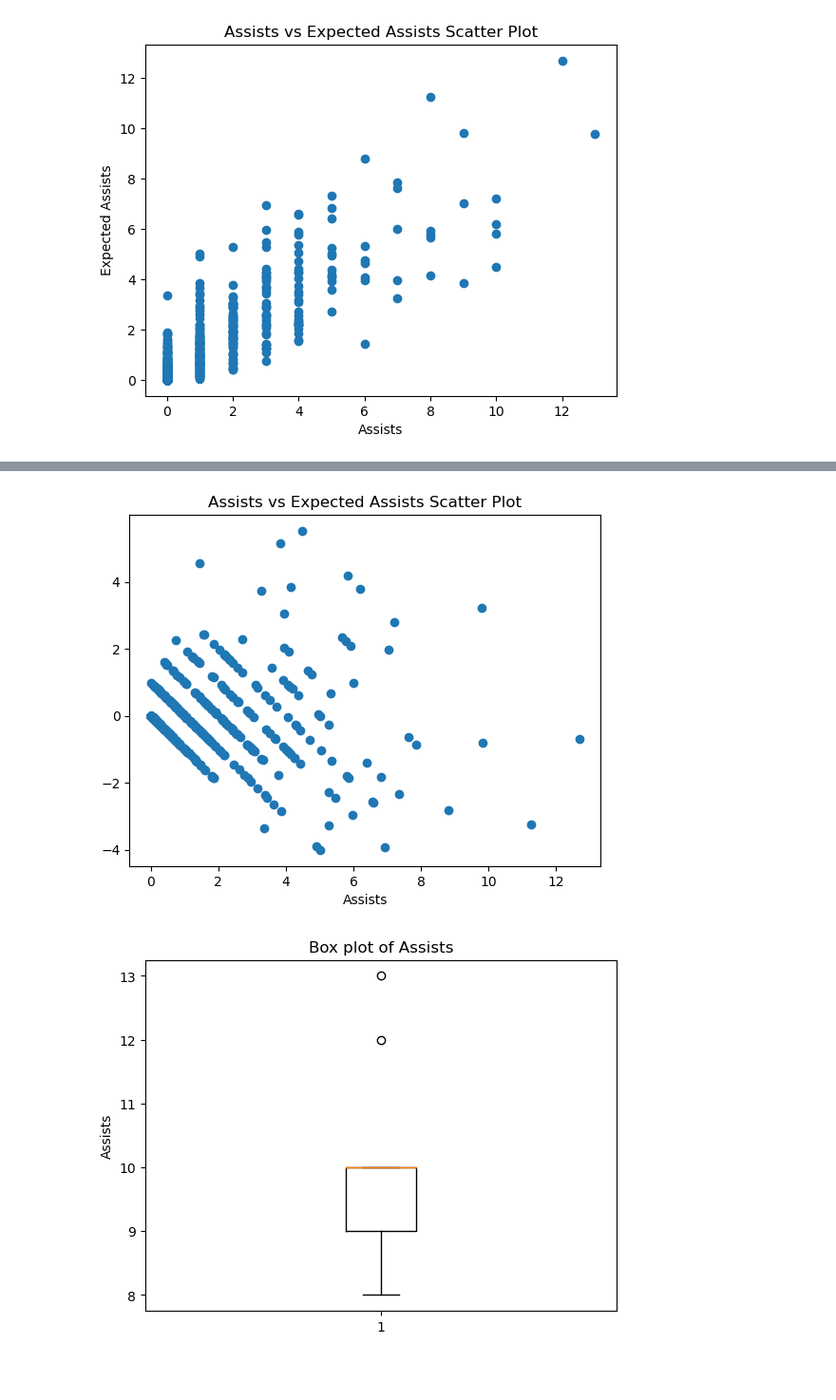
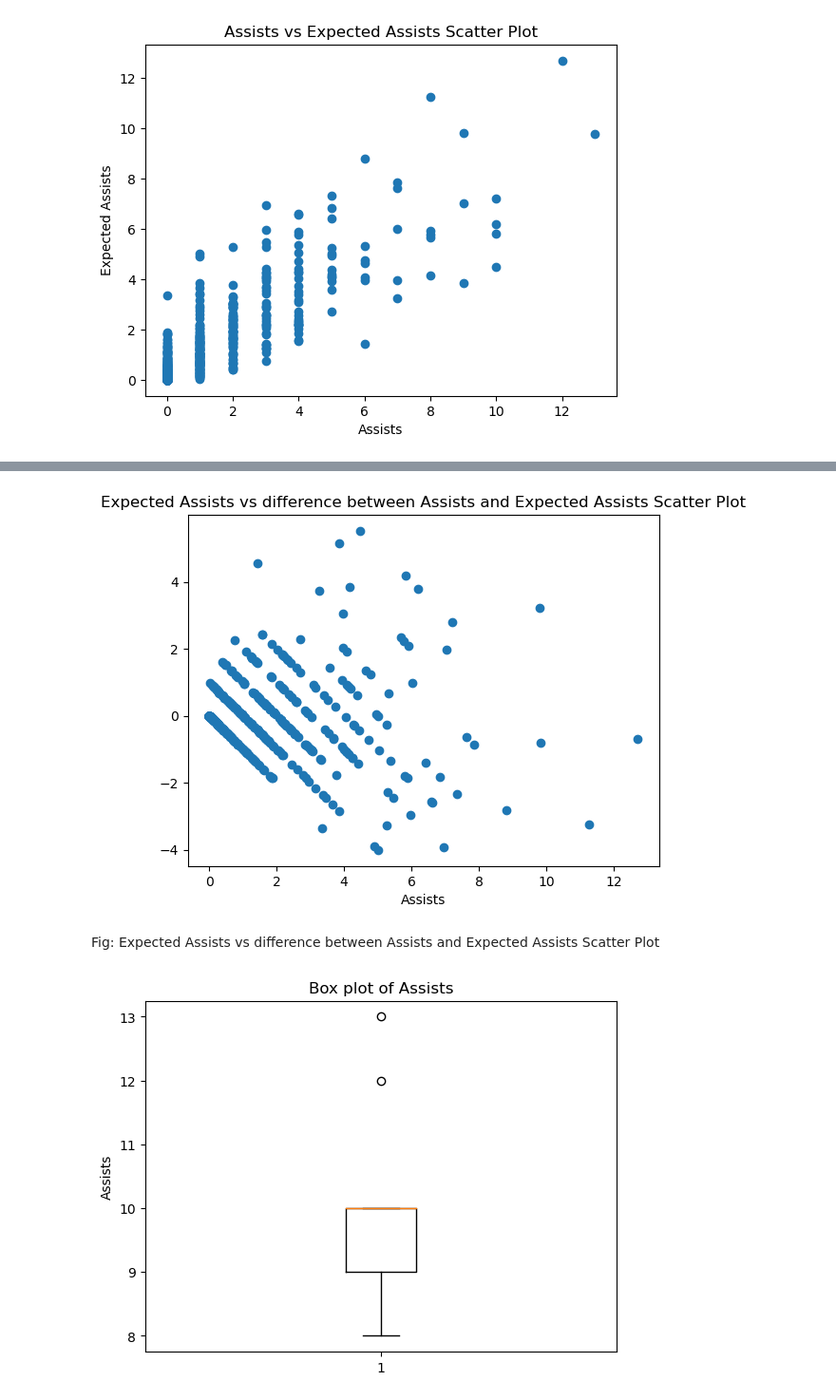
Before and after one commit to ubco-W2022T2-data301/group26, a Jupyter notebook: analysis/analysisImtiaz.ipynb, the cells around one changed output, grey strips where cells are left out. Shown at 95% size. Cells and saved outputs as stored; diff of their text form; code cells hidden in the pictures; blank space fills up the shorter version.

```diff
--- a/analysis/analysisImtiaz.ipynb
+++ b/analysis/analysisImtiaz.ipynb
@@ -204,19 +223,21 @@ plt.show()
 # %%
 import matplotlib.pyplot as plt
 
 x = df['xA']
 y = df['xA - A']
 
 plt.scatter(x, y)
 
 plt.xlabel('Assists')
 plt.ylabel('')
 
-plt.title('Assists vs Expected Assists Scatter Plot')
+plt.title('Expected Assists vs difference between Assists and Expected Assists Scatter Plot')
 
 plt.show()
 # %% [output]
-[figure, old version]
+[figure, new version]
+# %% [markdown]
+Fig: Expected Assists vs difference between Assists and Expected Assists Scatter Plot
 # %%
 data = df2['A']
 
```
Also changed, not shown: parts of 23 cells of this notebook, 1 other file.
